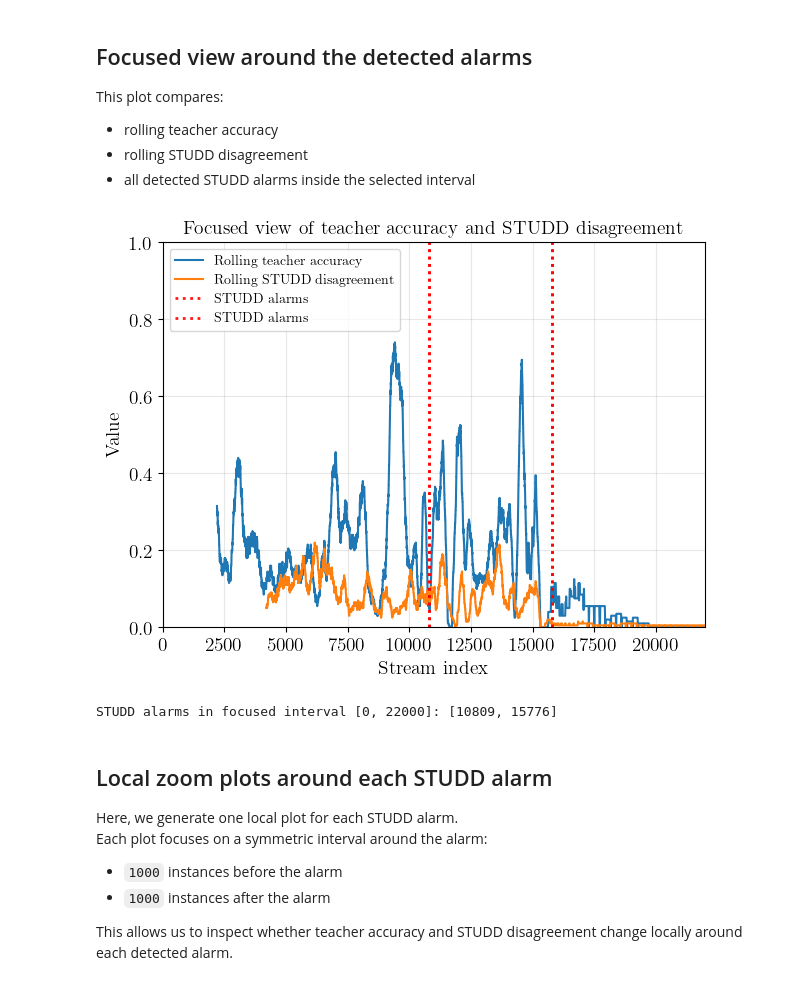
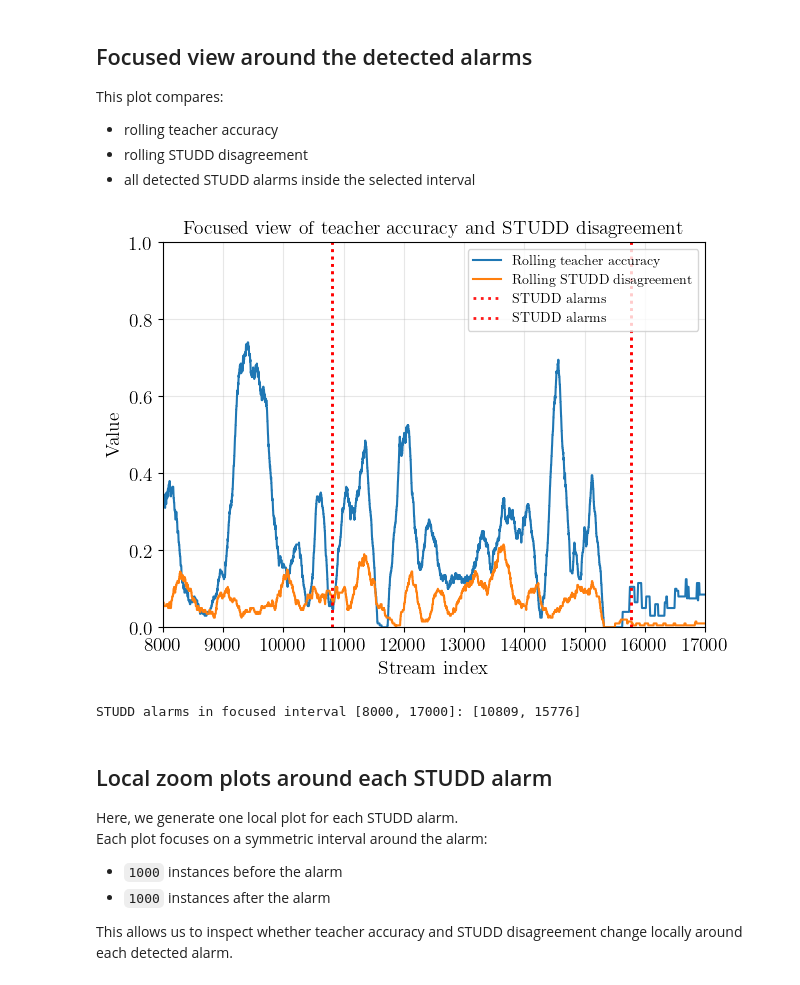
Before and after one commit to EiriniTzan/master-thesis, a Jupyter notebook: notebooks/test_covtype_studd.ipynb, the cells around one changed output. Cells and saved outputs as stored; diff of their text form; code cells hidden in the pictures.

```diff
--- a/notebooks/test_covtype_studd.ipynb
+++ b/notebooks/test_covtype_studd.ipynb
@@ -402,8 +405,8 @@ This plot compares:
 - rolling STUDD disagreement
 - all detected STUDD alarms inside the selected interval
 # %%
-FOCUS_START = 0
-FOCUS_END = 22_000
+FOCUS_START = 8_000
+FOCUS_END = 17_000
 
 accuracy_focus = rolling_accuracy_df[
     (rolling_accuracy_df["t"] >= FOCUS_START) &
@@ -440,35 +443,35 @@ for i, dp in enumerate(alarms_focus):
         color="red",
         linestyle=":",
         linewidth=2,
         alpha=0.9,
         label="STUDD alarms" if i == 0 else None,
     )
 
 for i, dp in enumerate(studd_drift_points):
     plt.axvline(
         dp,
         color="red",
         alpha=0.9,
         linewidth=2.0,
         linestyle=":",
         label="STUDD alarms" if i == 0 else None,
     )
 
 plt.title(
     "Focused view of teacher accuracy and STUDD disagreement"
 )
 plt.xlabel("Stream index")
 plt.ylabel("Value")
 plt.xlim(FOCUS_START, FOCUS_END)
 plt.ylim(0, 1)
 plt.legend()
 plt.grid(alpha=0.3)
 plt.show()
 
 print(f"STUDD alarms in focused interval [{FOCUS_START}, {FOCUS_END}]: {alarms_focus}")
 # %% [output]
-[figure, old version]
+[figure, new version]
-STUDD alarms in focused interval [0, 22000]: [10809, 15776]
+STUDD alarms in focused interval [8000, 17000]: [10809, 15776]
 # %% [markdown]
 ## Local zoom plots around each STUDD alarm
 
```
Also changed, not shown: parts of 1 cell of this notebook, 2 other files.
